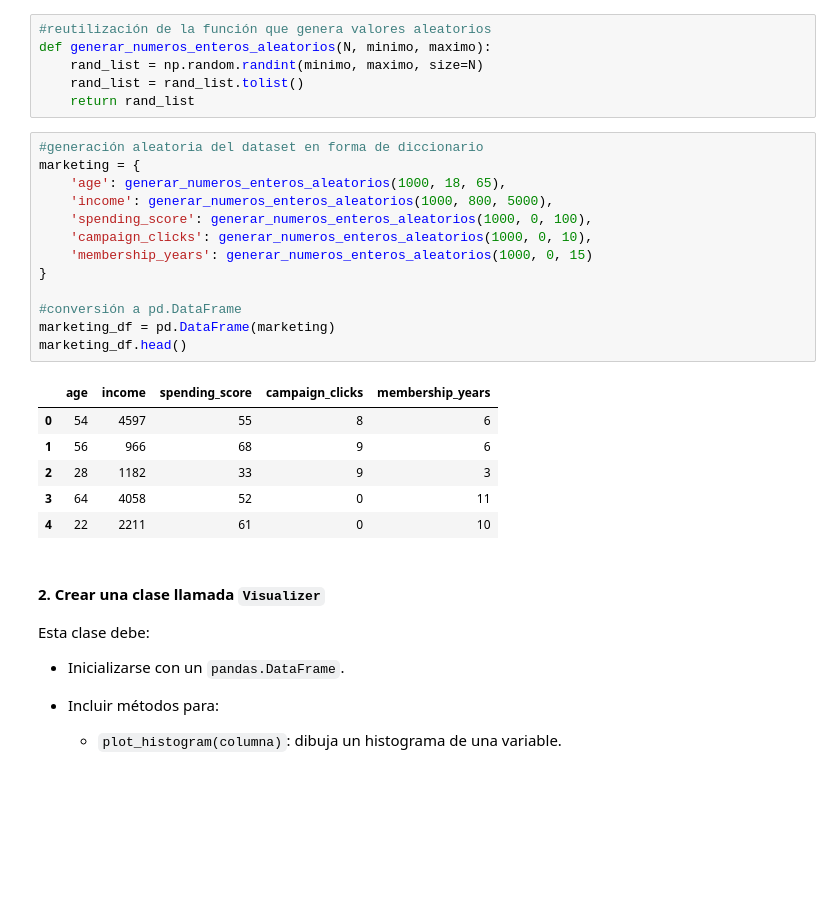
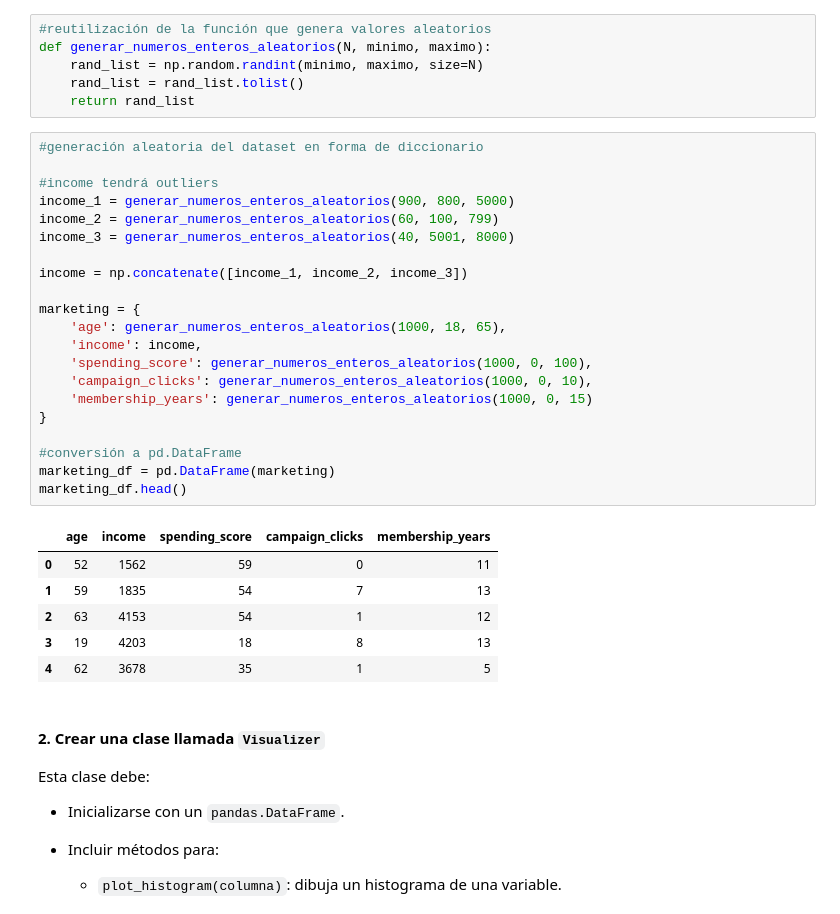
Before and after one commit to ntamajon/ejercicios_python, a Jupyter notebook: 04-visualizacion.ipynb, the cells around one changed output. Cells and saved outputs as stored; diff of their text form; blank space fills up the shorter version.

```diff
--- a/04-visualizacion.ipynb
+++ b/04-visualizacion.ipynb
@@ -34,24 +34,32 @@ def generar_numeros_enteros_aleatorios(N, minimo, maximo):
     return rand_list
 # %%
 #generación aleatoria del dataset en forma de diccionario
+
+#income tendrá outliers
+income_1 = generar_numeros_enteros_aleatorios(900, 800, 5000)
+income_2 = generar_numeros_enteros_aleatorios(60, 100, 799)
+income_3 = generar_numeros_enteros_aleatorios(40, 5001, 8000)
+
+income = np.concatenate([income_1, income_2, income_3])
+
 marketing = {
     'age': generar_numeros_enteros_aleatorios(1000, 18, 65),
-    'income': generar_numeros_enteros_aleatorios(1000, 800, 5000),
+    'income': income,
     'spending_score': generar_numeros_enteros_aleatorios(1000, 0, 100),
     'campaign_clicks': generar_numeros_enteros_aleatorios(1000, 0, 10),
     'membership_years': generar_numeros_enteros_aleatorios(1000, 0, 15)
 }
 
 #conversión a pd.DataFrame
 marketing_df = pd.DataFrame(marketing)
 marketing_df.head()
 # %% [output]
 |  | age | income | spending_score | campaign_clicks | membership_years |
-| 0 | 54 | 4597 | 55 | 8 | 6 |
-| 1 | 56 | 966 | 68 | 9 | 6 |
-| 2 | 28 | 1182 | 33 | 9 | 3 |
-| 3 | 64 | 4058 | 52 | 0 | 11 |
-| 4 | 22 | 2211 | 61 | 0 | 10 |
+| 0 | 52 | 1562 | 59 | 0 | 11 |
+| 1 | 59 | 1835 | 54 | 7 | 13 |
+| 2 | 63 | 4153 | 54 | 1 | 12 |
+| 3 | 19 | 4203 | 18 | 8 | 13 |
+| 4 | 62 | 3678 | 35 | 1 | 5 |
 # %% [markdown]
 
 
```
Also changed, not shown: parts of 6 cells of this notebook.
